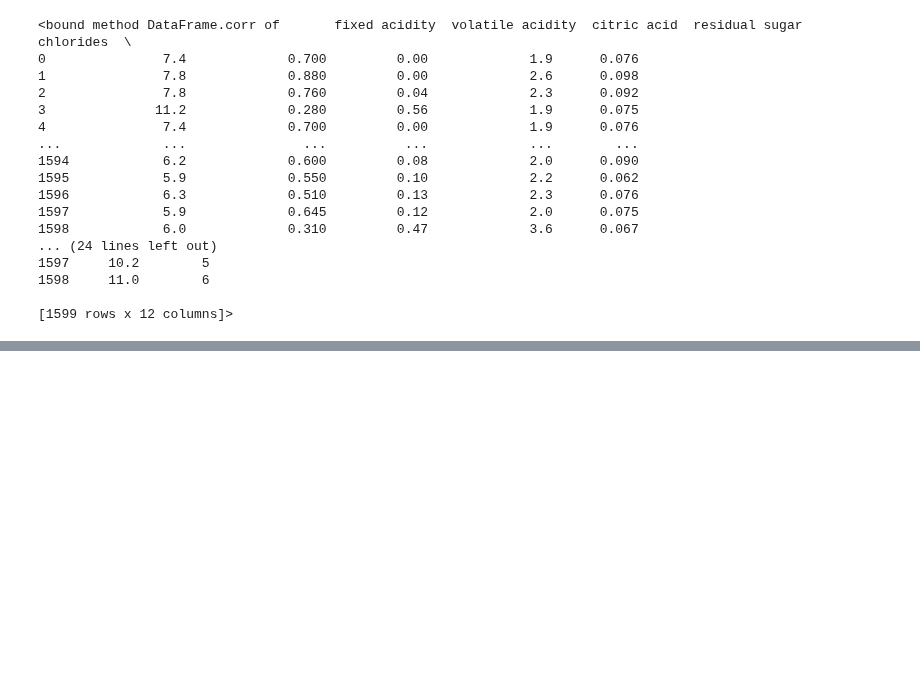
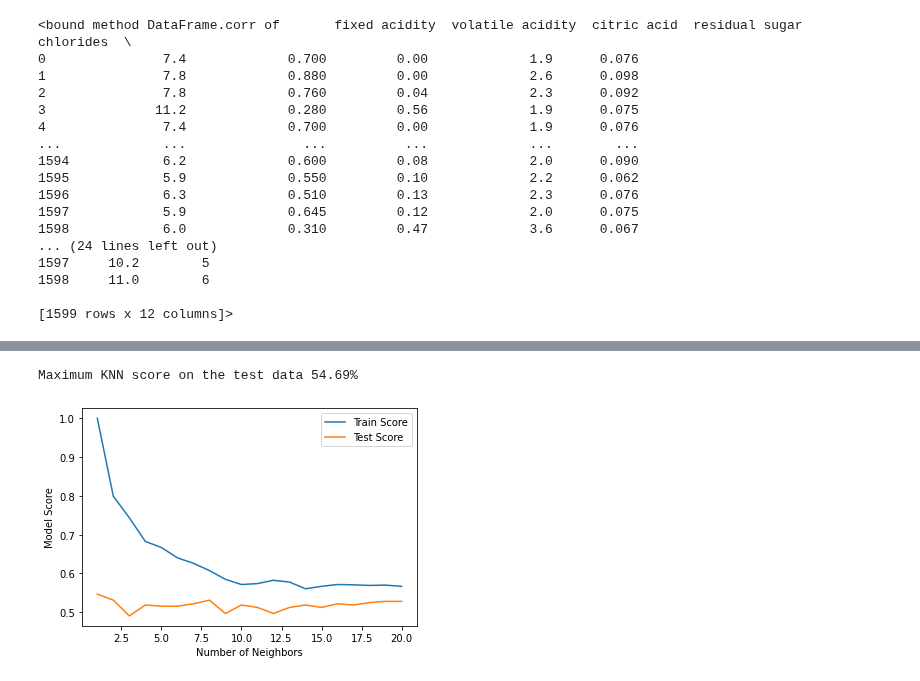
Before and after one commit to shamimsikder/ML-Exercises, a Jupyter notebook: Wine Quality Prediction/Wine Quality Prediction.ipynb, the cells around one changed output, grey strips where cells are left out. Drawn from its saved outputs; the diff is of its cells as text; code cells hidden in the pictures; blank space fills up the shorter version.

Commit message:
Code Update and RandomForestClassifier Hyperparameters Tuning

```diff
--- a/Wine Quality Prediction/Wine Quality Prediction.ipynb
+++ b/Wine Quality Prediction/Wine Quality Prediction.ipynb
@@ -299,0 +193,5 @@ Maximum KNN score on the test data 59.06%
+# %%
+model = KNeighborsClassifier()
+
+model.fit(x_train, y_train)
+model.score(x_test, y_test)
@@ -299,0 +200,5 @@ Maximum KNN score on the test data 59.06%
+# %%
+model = DecisionTreeClassifier()
+
+model.fit(x_train, y_train)
+model.score(x_test, y_test)
@@ -299,0 +241,17 @@ Maximum KNN score on the test data 59.06%
+# %%
+knn_train_scores = []
+knn_test_scores = []
+
+neighbors = range(1, 21)
+
+knn =  KNeighborsClassifier()
+
+for i in neighbors:
+
+    knn.set_params(n_neighbors=i)
+
+    knn.fit(x_train, y_train)
+
+    knn_train_scores.append(knn.score(x_train, y_train))
+
+    knn_test_scores.append(knn.score(x_test, y_test))
@@ -299,0 +304,11 @@ Maximum KNN score on the test data 59.06%
+# %%
+plt.plot(neighbors, knn_train_scores, label="Train Score")
+plt.plot(neighbors, knn_test_scores, label = "Test Score")
+plt.xlabel("Number of Neighbors")
+plt.ylabel("Model Score")
+plt.legend()
+
+print(f"Maximum KNN score on the test data {max(knn_test_scores)*100:.2f}%")
+# %% [output]
+Maximum KNN score on the test data 54.69%
+[figure, added]
```
Also changed, not shown: parts of 24 cells of this notebook.
